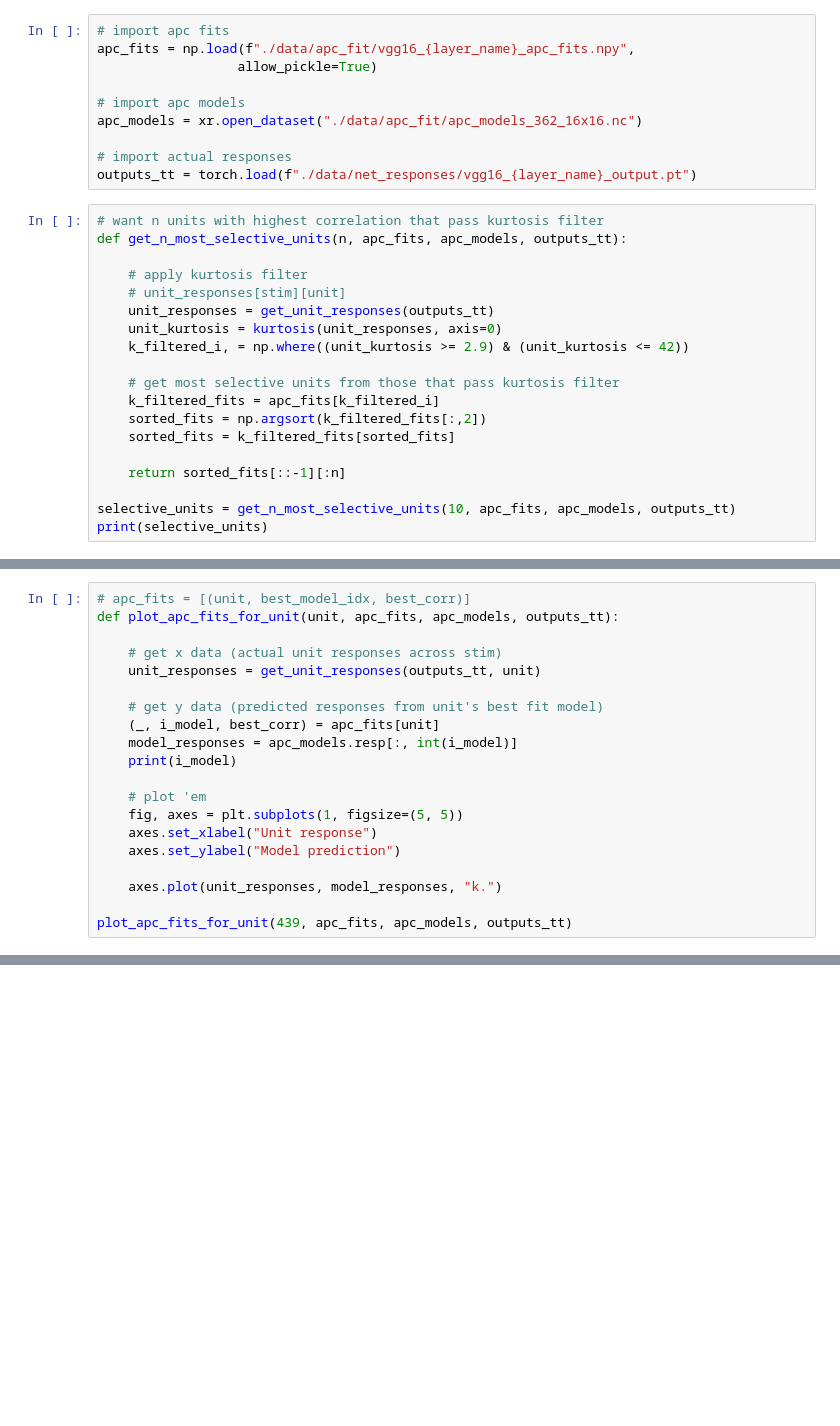
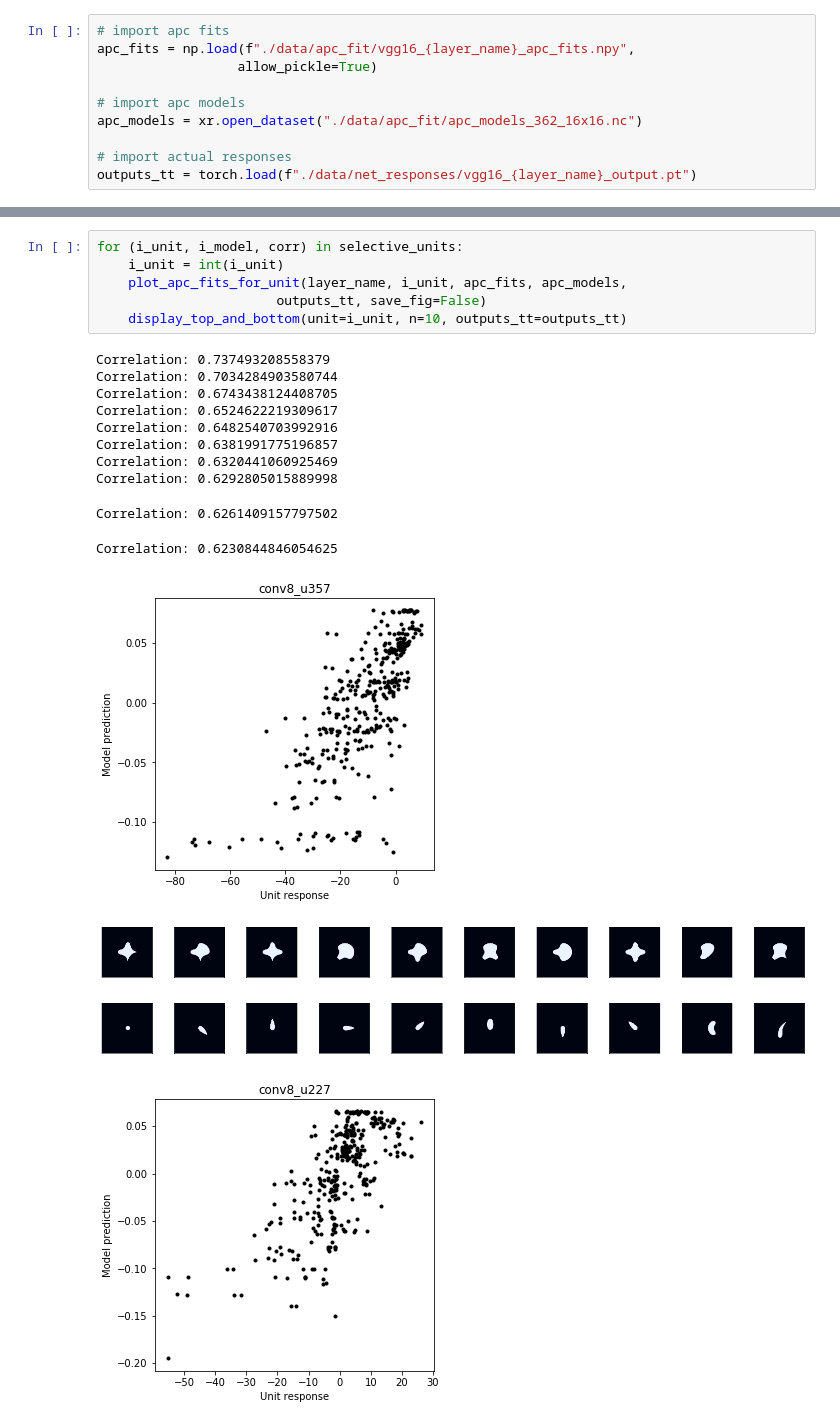
Before and after one commit to briardoty/neuro511-artiphysiology, a Jupyter notebook: shape selectivity visualization.ipynb, the cells around one changed output, grey strips where cells are left out. Drawn from its saved outputs; the diff is of its cells as text; blank space fills up the shorter version.

```diff
--- a/shape selectivity visualization.ipynb
+++ b/shape selectivity visualization.ipynb
@@ -20,22 +20,3 @@ apc_models = xr.open_dataset("./data/apc_fit/apc_models_362_16x16.nc")
 
 # import actual responses
 outputs_tt = torch.load(f"./data/net_responses/vgg16_{layer_name}_output.pt")
-# %%
-# want n units with highest correlation that pass kurtosis filter
-def get_n_most_selective_units(n, apc_fits, apc_models, outputs_tt):
-
-    # apply kurtosis filter
-    # unit_responses[stim][unit]
-    unit_responses = get_unit_responses(outputs_tt)
-    unit_kurtosis = kurtosis(unit_responses, axis=0)
-    k_filtered_i, = np.where((unit_kurtosis >= 2.9) & (unit_kurtosis <= 42))
-
-    # get most selective units from those that pass kurtosis filter
-    k_filtered_fits = apc_fits[k_filtered_i]
-    sorted_fits = np.argsort(k_filtered_fits[:,2])
-    sorted_fits = k_filtered_fits[sorted_fits]
-
-    return sorted_fits[::-1][:n]
-
-selective_units = get_n_most_selective_units(10, apc_fits, apc_models, outputs_tt)
-print(selective_units)
@@ -53,20 +22,0 @@ print(selective_units)
-# %%
-# apc_fits = [(unit, best_model_idx, best_corr)]
-def plot_apc_fits_for_unit(unit, apc_fits, apc_models, outputs_tt):
-
-    # get x data (actual unit responses across stim)
-    unit_responses = get_unit_responses(outputs_tt, unit)
-
-    # get y data (predicted responses from unit's best fit model)
-    (_, i_model, best_corr) = apc_fits[unit]
-    model_responses = apc_models.resp[:, int(i_model)]
-    print(i_model)
-
-    # plot 'em
-    fig, axes = plt.subplots(1, figsize=(5, 5))
-    axes.set_xlabel("Unit response")
-    axes.set_ylabel("Model prediction")
-
-    axes.plot(unit_responses, model_responses, "k.")
-
-plot_apc_fits_for_unit(439, apc_fits, apc_models, outputs_tt)
@@ -161,0 +38,21 @@ def plot_motif_dynamics(w_mon, synapses, N, use_p0=True, save_fig=False):
+# %%
+for (i_unit, i_model, corr) in selective_units:
+    i_unit = int(i_unit)
+    plot_apc_fits_for_unit(layer_name, i_unit, apc_fits, apc_models,
+                       outputs_tt, save_fig=False)
+    display_top_and_bottom(unit=i_unit, n=10, outputs_tt=outputs_tt)
+# %% [output]
+Correlation: 0.737493208558379
+Correlation: 0.7034284903580744
+Correlation: 0.6743438124408705
+Correlation: 0.6524622219309617
+Correlation: 0.6482540703992916
+Correlation: 0.6381991775196857
+Correlation: 0.6320441060925469
+Correlation: 0.6292805015889998
+Correlation: 0.6261409157797502
+Correlation: 0.6230844846054625
+[figure, added]
+[figure, added]
+[figure, added]
+[figure, added]
```
Also changed, not shown: parts of 7 cells of this notebook, 3 other files.
